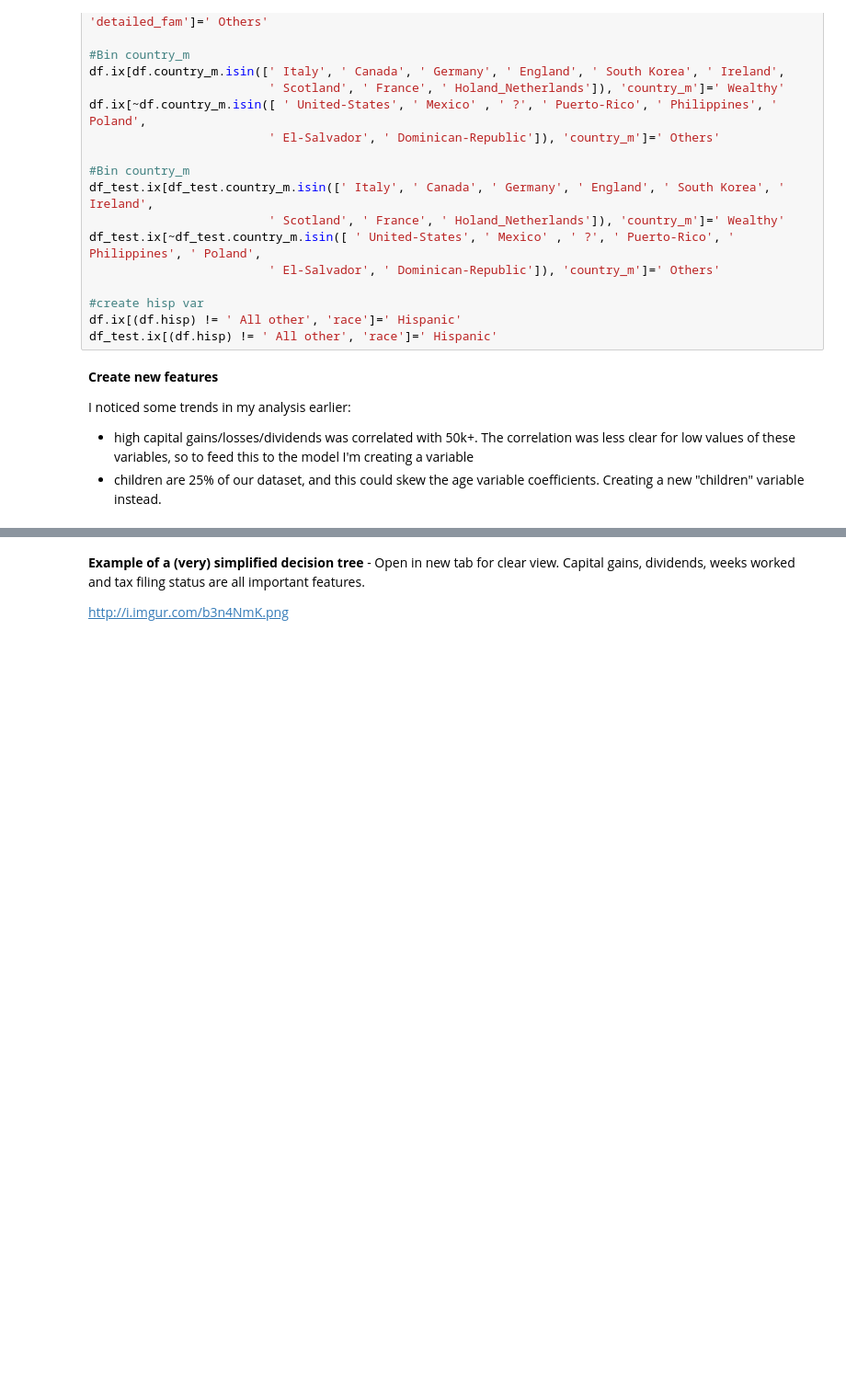
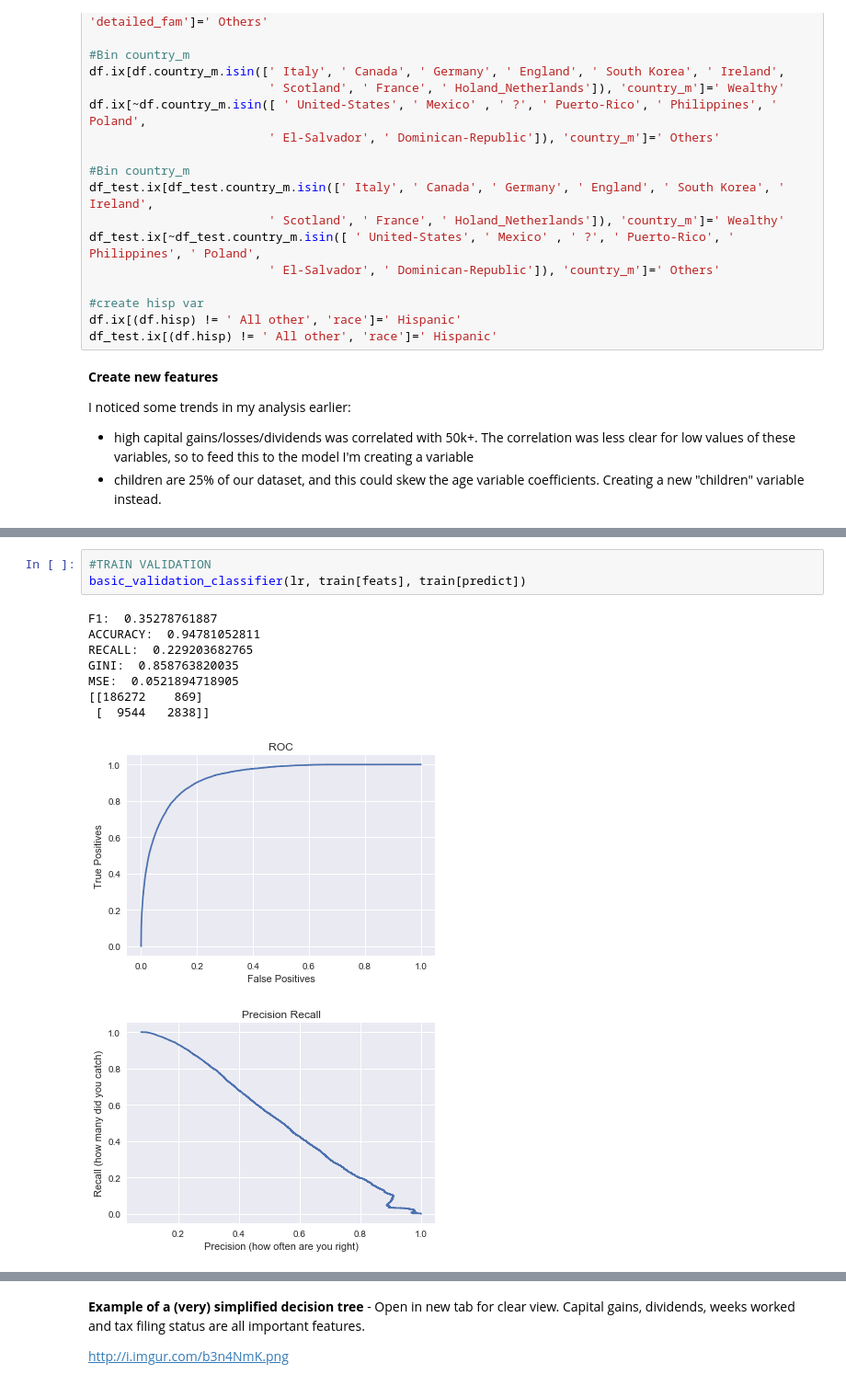
Before and after one commit to bacumin/high_rollers, a Jupyter notebook: Income_Full_Analysis.ipynb, the cells around one changed output, grey strips where cells are left out. Shown at 92% size. Drawn from its saved outputs; the diff is of its cells as text; blank space fills up the shorter version.

```diff
--- a/Income_Full_Analysis.ipynb
+++ b/Income_Full_Analysis.ipynb
@@ -600,0 +504,13 @@ test confusion matrix:
+# %%
+#TRAIN VALIDATION
+basic_validation_classifier(lr, train[feats], train[predict])
+# %% [output]
+F1:  0.35278761887
+ACCURACY:  0.94781052811
+RECALL:  0.229203682765
+GINI:  0.858763820035
+MSE:  0.0521894718905
+[[186272    869]
+ [  9544   2838]]
+[figure, added]
+[figure, added]
```
Also changed, not shown: parts of 75 cells of this notebook, 1 other file.
